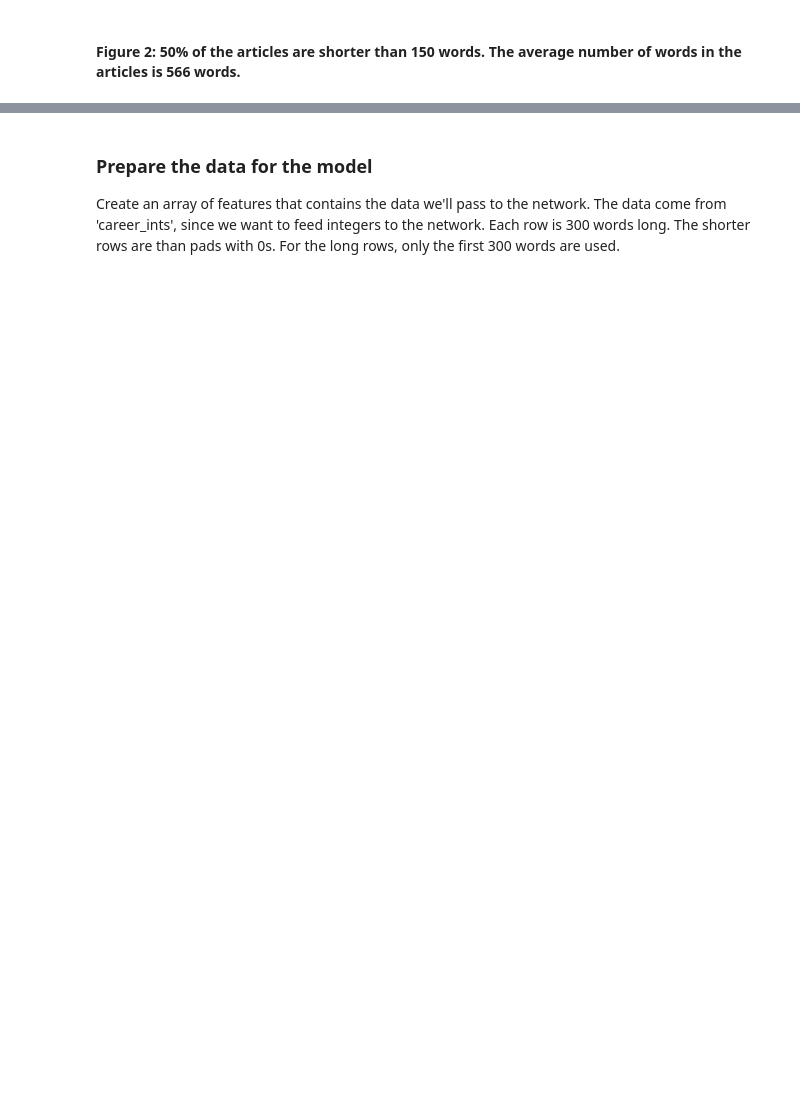
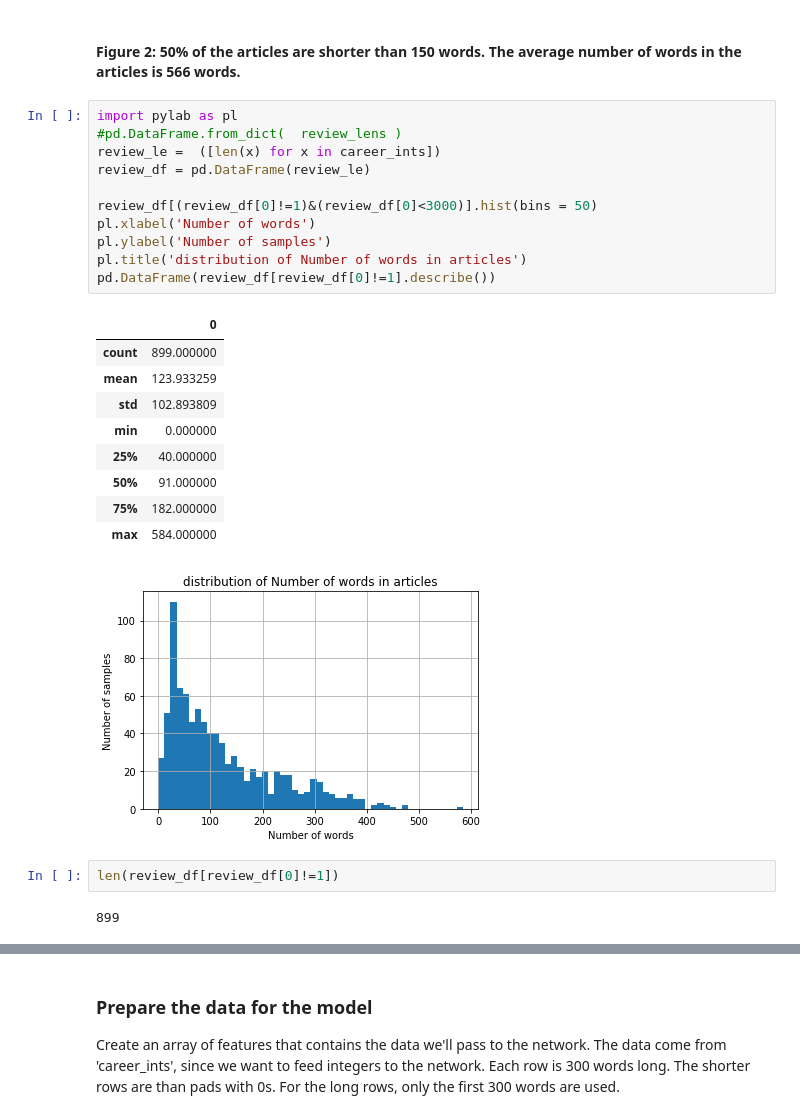
Before and after one commit to Shmuelnaaman/Hollywood-Actors-NLP-using-LSTM, a Jupyter notebook: Hollywood Actors.ipynb, the cells around one changed output, grey strips where cells are left out. Drawn from its saved outputs; the diff is of its cells as text; blank space fills up the shorter version.

```diff
--- a/Hollywood Actors.ipynb
+++ b/Hollywood Actors.ipynb
@@ -327,5 +344,31 @@ pd.DataFrame(review_df.describe())
 # %% [markdown]
 #### Figure 2: 50% of the articles are shorter than 150 words. The average number of words in the articles is 566 words.
+# %%
+import pylab as pl
+#pd.DataFrame.from_dict(  review_lens )
+review_le =  ([len(x) for x in career_ints])
+review_df = pd.DataFrame(review_le)
+
+review_df[(review_df[0]!=1)&(review_df[0]<3000)].hist(bins = 50)
+pl.xlabel('Number of words')
+pl.ylabel('Number of samples')
+pl.title('distribution of Number of words in articles')
+pd.DataFrame(review_df[review_df[0]!=1].describe())
+# %% [output]
+|  | 0 |
+| count | 899.000000 |
+| mean | 123.933259 |
+| std | 102.893809 |
+| min | 0.000000 |
+| 25% | 40.000000 |
+| 50% | 91.000000 |
+| 75% | 182.000000 |
+| max | 584.000000 |
+[figure, added]
+# %%
+len(review_df[review_df[0]!=1])
+# %% [output]
+899
 # %%
 samp = len(df[ (df['Oscar'] != '~') & (df['career'] != 'none') ])
 print("Number of articles that have career section and the actor won or was nominated to Oscar: {}".format(samp))
```
Also changed, not shown: parts of 32 cells of this notebook.
